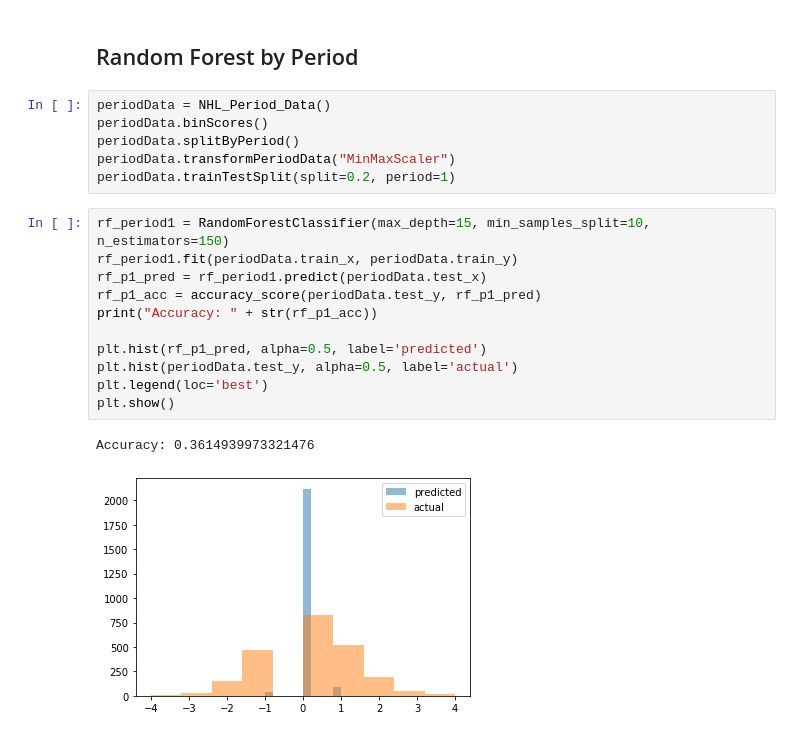
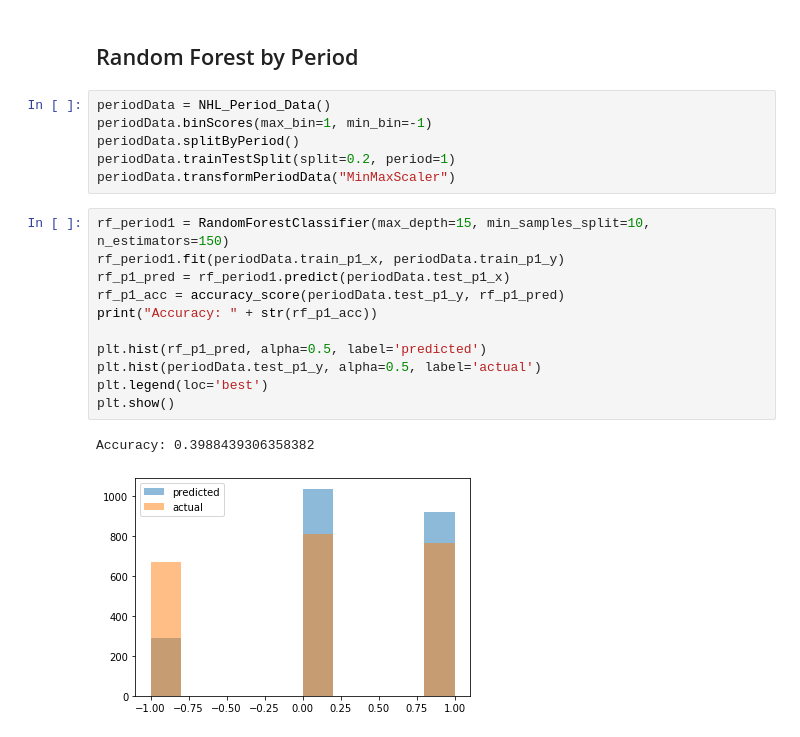
Before and after one commit to bliminate/Lord_Stanley_Seekers, a Jupyter notebook: NHL_Period_Data.ipynb, the cells around one changed output. Cells and saved outputs as stored; diff of their text form.

```diff
--- a/NHL_Period_Data.ipynb
+++ b/NHL_Period_Data.ipynb
@@ -247,22 +309,22 @@ Accuracy: 0.3684490555998936
 ## Random Forest by Period
 # %%
 periodData = NHL_Period_Data()
-periodData.binScores()
+periodData.binScores(max_bin=1, min_bin=-1)
 periodData.splitByPeriod()
+periodData.trainTestSplit(split=0.2, period=1)
 periodData.transformPeriodData("MinMaxScaler")
-periodData.trainTestSplit(split=0.2, period=1)
 # %%
 rf_period1 = RandomForestClassifier(max_depth=15, min_samples_split=10, n_estimators=150)
-rf_period1.fit(periodData.train_x, periodData.train_y)
-rf_p1_pred = rf_period1.predict(periodData.test_x)
-rf_p1_acc = accuracy_score(periodData.test_y, rf_p1_pred)
+rf_period1.fit(periodData.train_p1_x, periodData.train_p1_y)
+rf_p1_pred = rf_period1.predict(periodData.test_p1_x)
+rf_p1_acc = accuracy_score(periodData.test_p1_y, rf_p1_pred)
 print("Accuracy: " + str(rf_p1_acc))
 
 plt.hist(rf_p1_pred, alpha=0.5, label='predicted')
-plt.hist(periodData.test_y, alpha=0.5, label='actual')
+plt.hist(periodData.test_p1_y, alpha=0.5, label='actual')
 plt.legend(loc='best')
 plt.show()
 # %% [output]
-Accuracy: 0.3614939973321476
+Accuracy: 0.3988439306358382
-[figure, old version]
+[figure, new version]
 # %%
```
Also changed, not shown: parts of 20 cells of this notebook, 1 other file.
